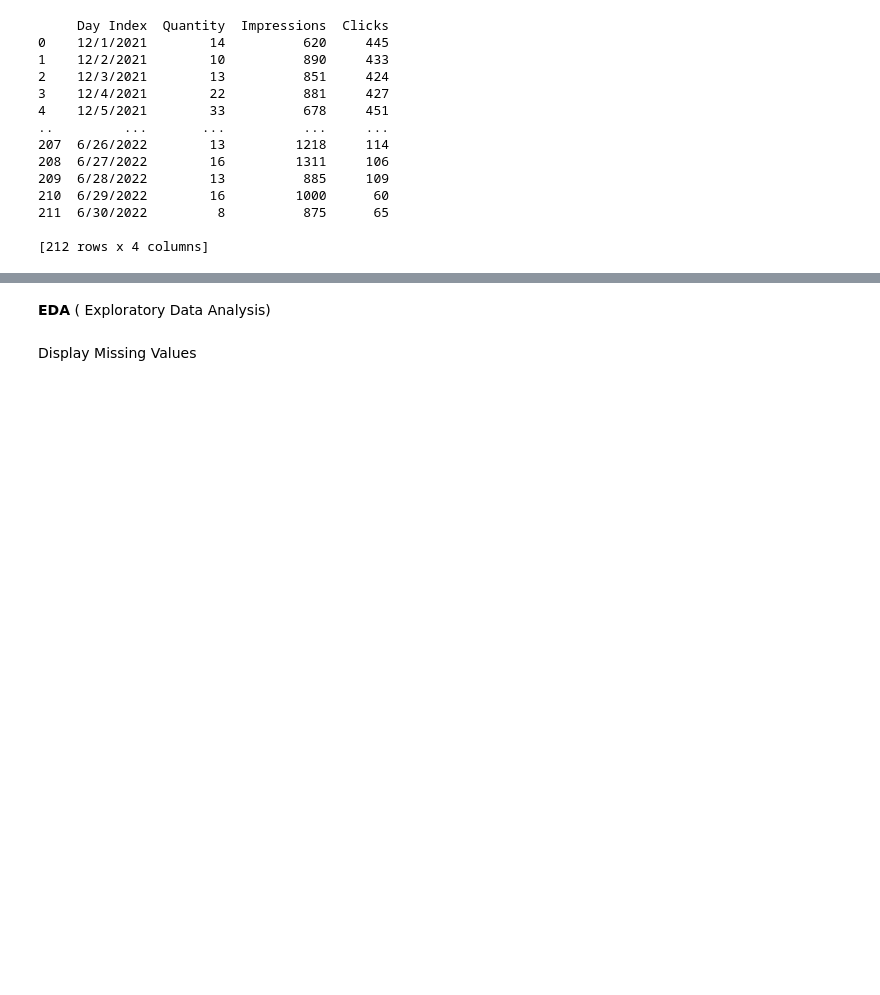
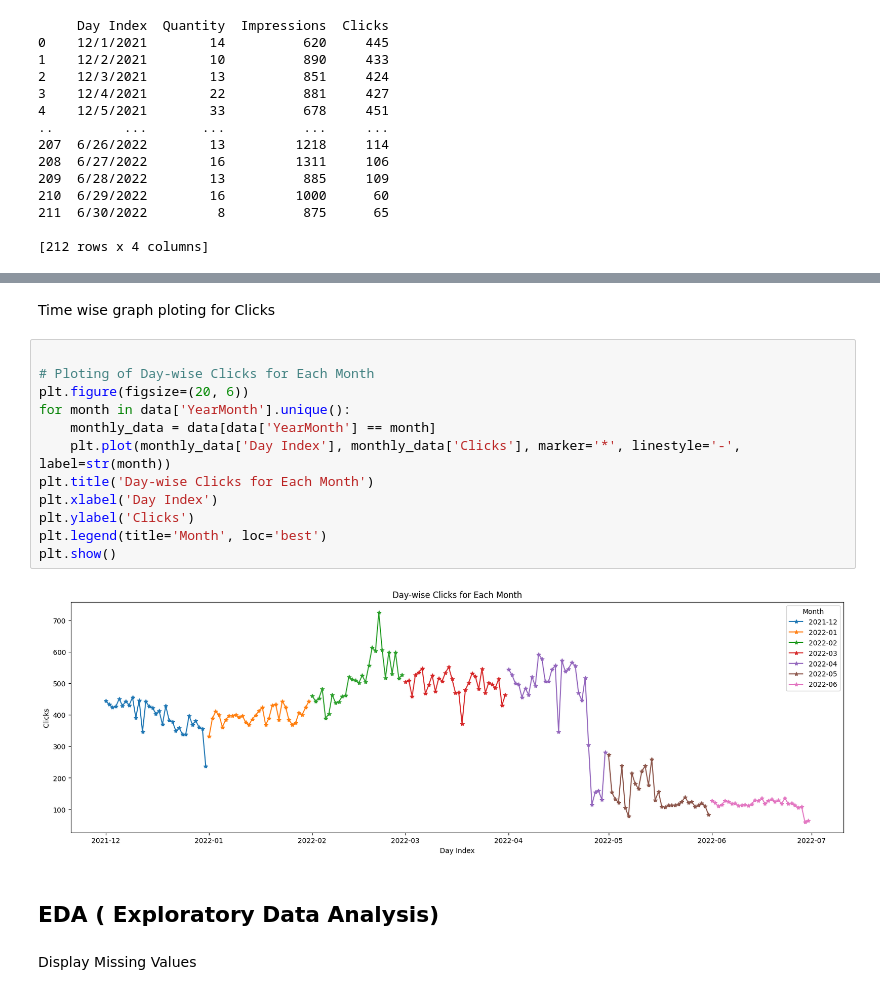
Before and after one commit to UdaySankarDe/UdaySankar-Infosys-Nov24, a Jupyter notebook: FutureCart.ipynb, the cells around one changed output, grey strips where cells are left out. Cells and saved outputs as stored; diff of their text form; blank space fills up the shorter version.

```diff
--- a/FutureCart.ipynb
+++ b/FutureCart.ipynb
@@ -83,5 +120,21 @@ print(cleaned_df)
+# %% [markdown]
+Time wise graph ploting for Clicks
+# %%
+
+# Ploting of Day-wise Clicks for Each Month
+plt.figure(figsize=(20, 6))
+for month in data['YearMonth'].unique():
+    monthly_data = data[data['YearMonth'] == month]
+    plt.plot(monthly_data['Day Index'], monthly_data['Clicks'], marker='*', linestyle='-', label=str(month))
+plt.title('Day-wise Clicks for Each Month')
+plt.xlabel('Day Index')
+plt.ylabel('Clicks')
+plt.legend(title='Month', loc='best')
+plt.show()
+# %% [output]
+[figure, added]
 # %% [markdown]
-**EDA** ( Exploratory Data Analysis)
+## **EDA** ( Exploratory Data Analysis)
 # %% [markdown]
 Display Missing Values
 # %%
```
Also changed, not shown: parts of 44 cells of this notebook.
